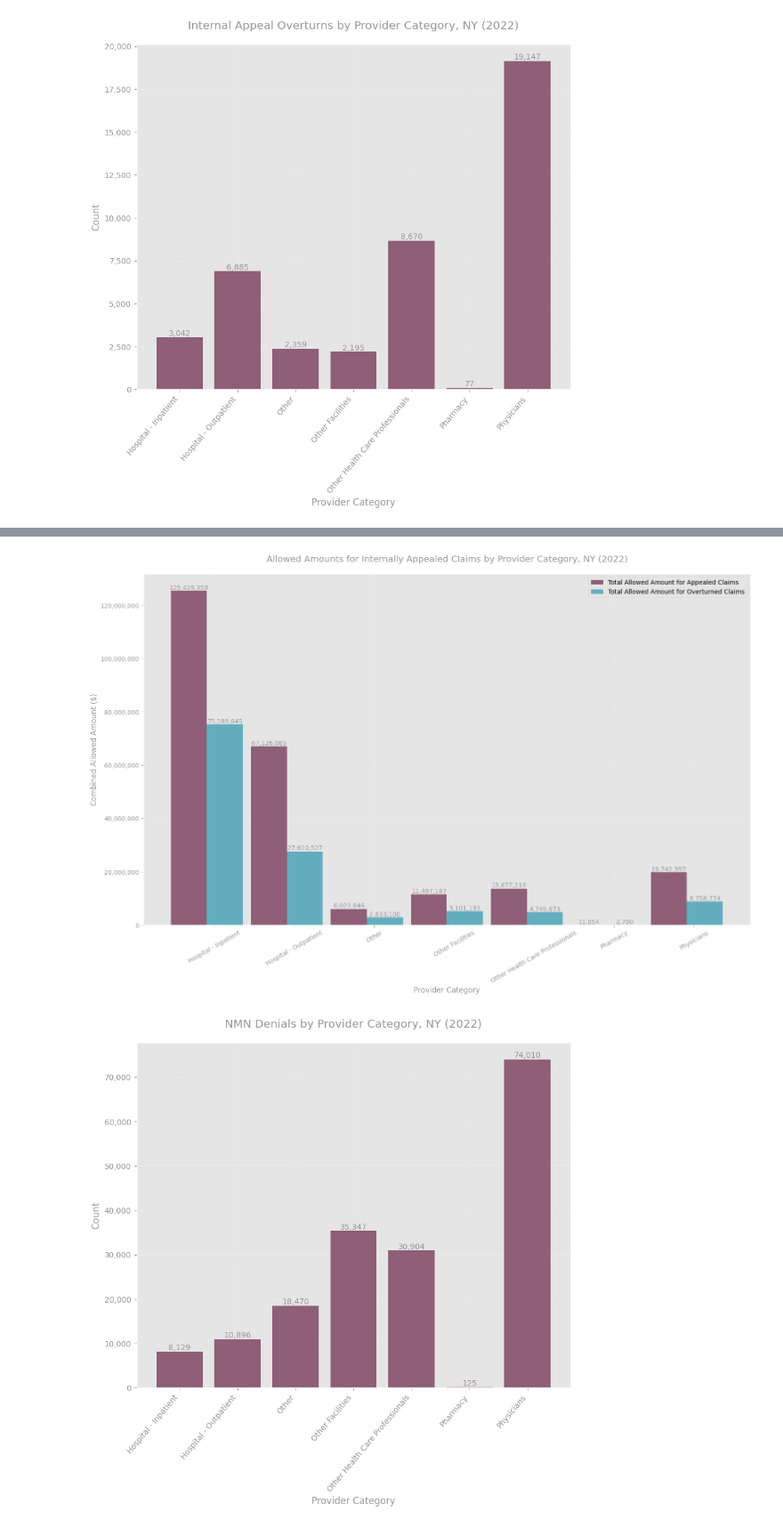
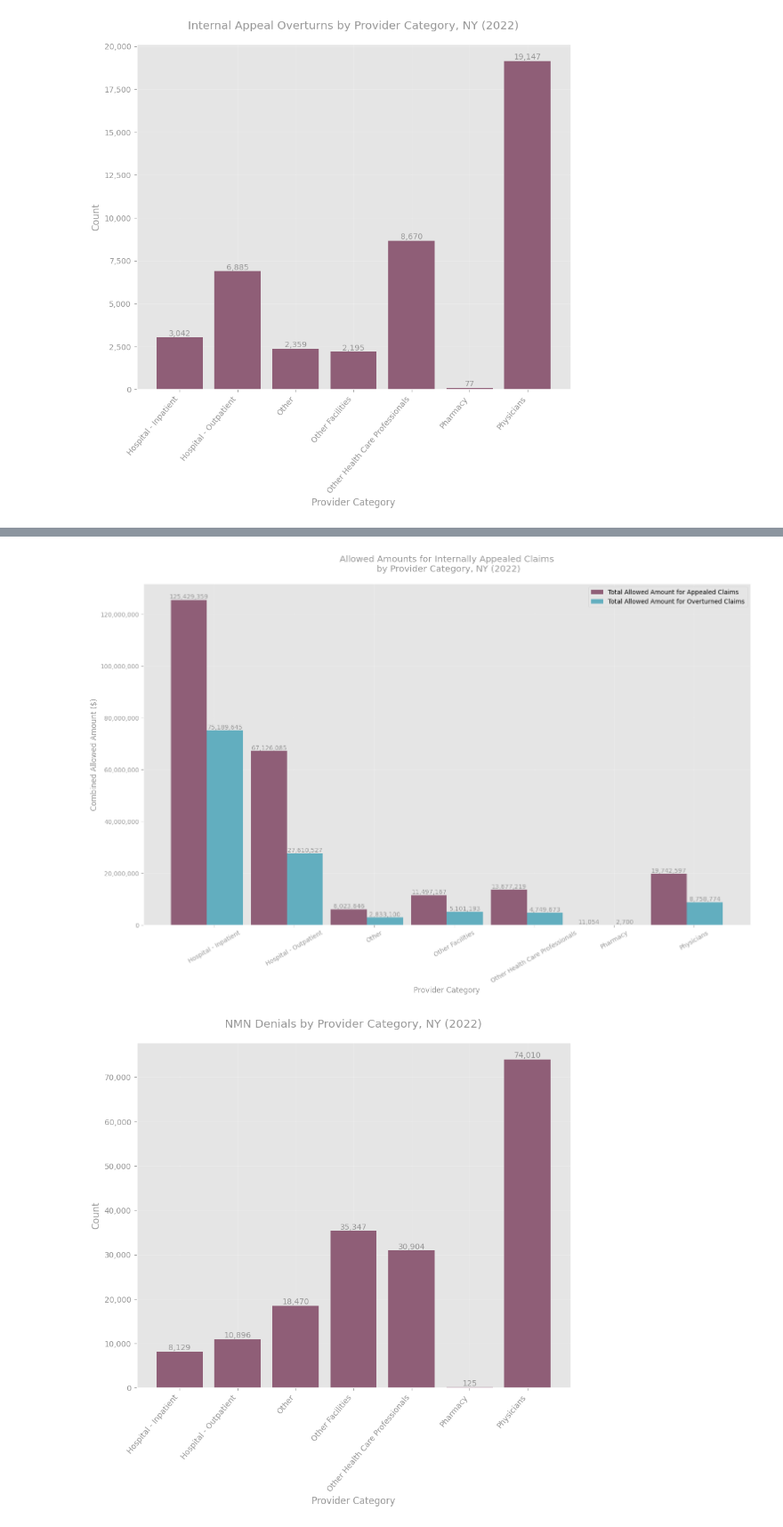
Before and after one commit to TPAFS/investigations, a Jupyter notebook: investigations/claims_denials/nys_claims_reports.ipynb, the cells around one changed output, grey strips where cells are left out. Shown at 89% size. Cells and saved outputs as stored; diff of their text form; code cells hidden in the pictures.

```diff
--- a/investigations/claims_denials/nys_claims_reports.ipynb
+++ b/investigations/claims_denials/nys_claims_reports.ipynb
@@ -970,35 +970,35 @@ provider_allowed_amts = {
 }
 x = np.arange(len(provider_cats))  # label locations
 width = 0.45
 multiplier = 0.3
 
 fig, ax = plt.subplots(layout="constrained", figsize=(15, 10))
 
 for attribute, measurement in provider_allowed_amts.items():
     offset = width * multiplier
     rects = ax.bar(x + offset, measurement, width, label=attribute)
     ax.bar_label(rects, padding=0, fmt="{:,.0f}")
     multiplier += 1
 
 # Add some text for labels, title and custom x-axis tick labels, etc.
 
 ax.set_ylabel("Combined Allowed Amount ($)")
 ax.set_xlabel("Provider Category")
 ax.set_title(
-    "Allowed Amounts for Internally Appealed Claims by Provider Category, NY (2022)"
+    "Allowed Amounts for Internally Appealed Claims\n by Provider Category, NY (2022)"
 )
 ax.set_xticks(x + width, provider_cats, rotation=30)
 y_tick_fmt = lambda x: f"{int(x):,}"
 ax.set_yticks(ax.get_yticks()[:-1], [y_tick_fmt(x) for x in ax.get_yticks()[:-1]])
 ax.legend(loc="upper right", ncols=1, labelcolor="black")
 # ax.set_ylim(0, 0.4)
 save_path = os.path.join(
     OUTPUT_IMAGE_DIR, "allowed_amts_by_provider_category_stacked.png"
 )
 plt.savefig(save_path, transparent=True, bbox_inches="tight")
 plt.show()
 # %% [output]
-[figure, old version]
+[figure, new version]
 # %%
 bar_names = list(provider_agg["provider_category"].values)
 bar_vals = list(provider_agg["claims_denied_nmn_exp"].values)
```
Also changed, not shown: parts of 2 cells of this notebook.
